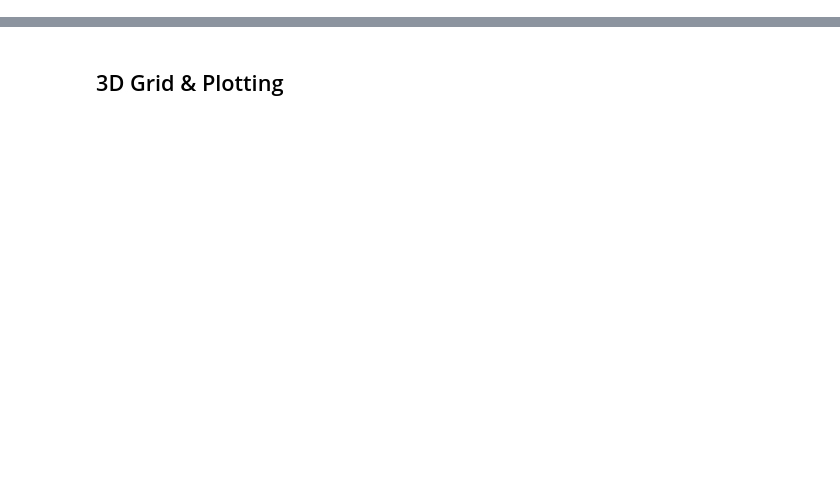
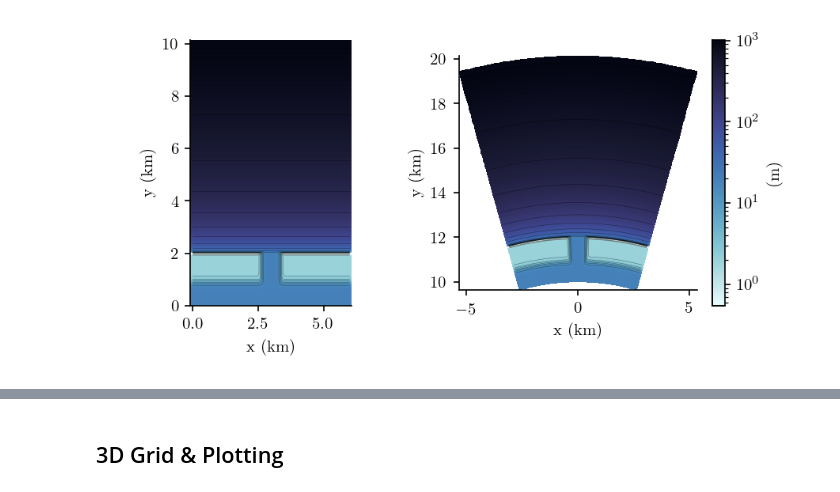
Before and after one commit to wingtorres/annulus, a Jupyter notebook: grid/ann_grid_analytic.ipynb, the cells around one changed output, grey strips where cells are left out. Saved outputs shown, nothing was run; the diff lists cells and outputs as text; code cells hidden in the pictures; blank space fills up the shorter version.

```diff
--- a/grid/ann_grid_analytic.ipynb
+++ b/grid/ann_grid_analytic.ipynb
@@ -170,19 +81,0 @@ class reef_grid():
-# %%
-G = reef_grid(coords = "xy", Lm = 98, Mn = 66, extent_offshore = 6e3, radius_island = 0, width_jet = 100, width_reef = 2e3)
-G.coord_stretch("x", x0 = 0, scale = 2)
-G.coord_stretch("y", x0 = 1.8e3, scale = 3.3)
-G.set_coords()
-
-G.hr = 1.5*8.5e2*skewnorm.pdf(G.Y, a = -2, loc = G.Rr, scale = 80) #crest slope bathymetry
-#G.hf = G.bathy_tanh(G.Y, h0 = 200, scale = 1e3, offset = G.Rr + 1.75e3, hmin = G.hj, sgn = 1) #forereef bathymetry
-G.hf = G.bathy_linear(G.Y, h0 = 20, slope = 0.1, offset = G.Rr) #forereef bathymetry
-G.hf[G.hf<20] = 20
-G.hl = G.bathy_tanh(G.Y, h0 = G.hj/2, scale = 50, offset = G.Rl, hmin = 2, sgn = -1) #lagoon bathymetry
-G.taper_xi = G.tanh2(G.X - G.X*G.Y*2e-4, s = 1.5e2, w = G.Wj) #azimuthal taper
-G.taper_eta = G.bathy_tanh(G.Y , h0 = 0.5, scale = G.Lrc, offset = G.Rr, hmin = 0) #radial taper function
-
-G.hlc = G.hj*G.taper_xi + (G.hl - G.hr)*(1 - G.taper_xi)
-G.h = G.hlc*(1 - G.taper_eta) + G.hf*G.taper_eta
-G.h[G.h<.5] = .5
-
-#G.repeat(4)
@@ -248,0 +202,40 @@ G.swan_halo()
+# %%
+%matplotlib widget
+
+#Cartesian
+Lx, Ly = 6e3, 10e3
+X,Y = Lx*G.xi, Ly*G.eta
+
+#Polar
+R = Ly*G.eta + 10e3
+T = np.pi/6*(G.xi - 0.5) + np.pi/2
+Xp,Yp = R*np.cos(T), R*np.sin(T)
+S = R*(T - np.pi/2)
+
+setattr(G,"X",X)
+setattr(G,"Y",Y)
+setattr(G,"R",R)
+setattr(G,"T",T)
+setattr(G,"S",S)
+
+G.swan_halo()
+
+fig, axes = plt.subplots(1, 2, figsize=(6,3))
+levels = np.logspace(-1, 3, 25)
+for (ax,x,y) in zip(axes,(X,Xp),(Y,Yp)):
+
+    #pc = ax.pcolormesh(x/1e3, y/1e3, taper_eta, cmap = "cmo.ice_r", shading = "auto");
+    pc = ax.pcolormesh(x/1e3, y/1e3, G.h, cmap = "cmo.ice_r", shading = "auto", norm = LogNorm());
+    cs = ax.contour(x/1e3, y/1e3, G.h, levels  = levels, colors = "k", linewidths = 0.25, alpha = 0.5);
+
+    #ax.clabel(cs, cs.levels, inline=True, fmt = '%d', fontsize=4)
+
+    ax.set_aspect("equal")
+    ax.set_xlabel(r"x (km)");
+    ax.set_ylabel(r"y (km)");
+
+fig.colorbar(pc, ax = ax, orientation = "vertical", label = "(m)")
+sns.despine()
+fig.tight_layout()
+# %% [output]
+[figure, added]
```
Also changed, not shown: parts of 31 cells of this notebook, 1 other file.
